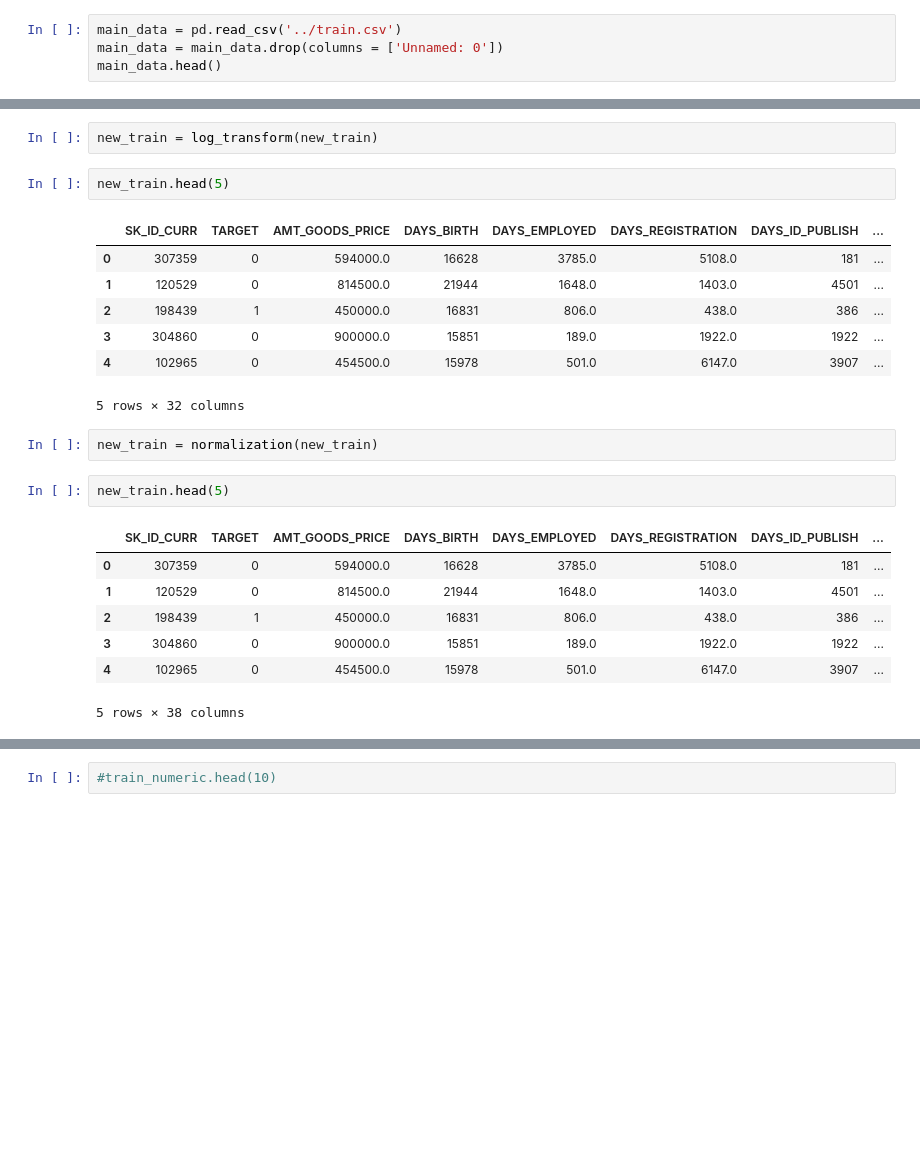
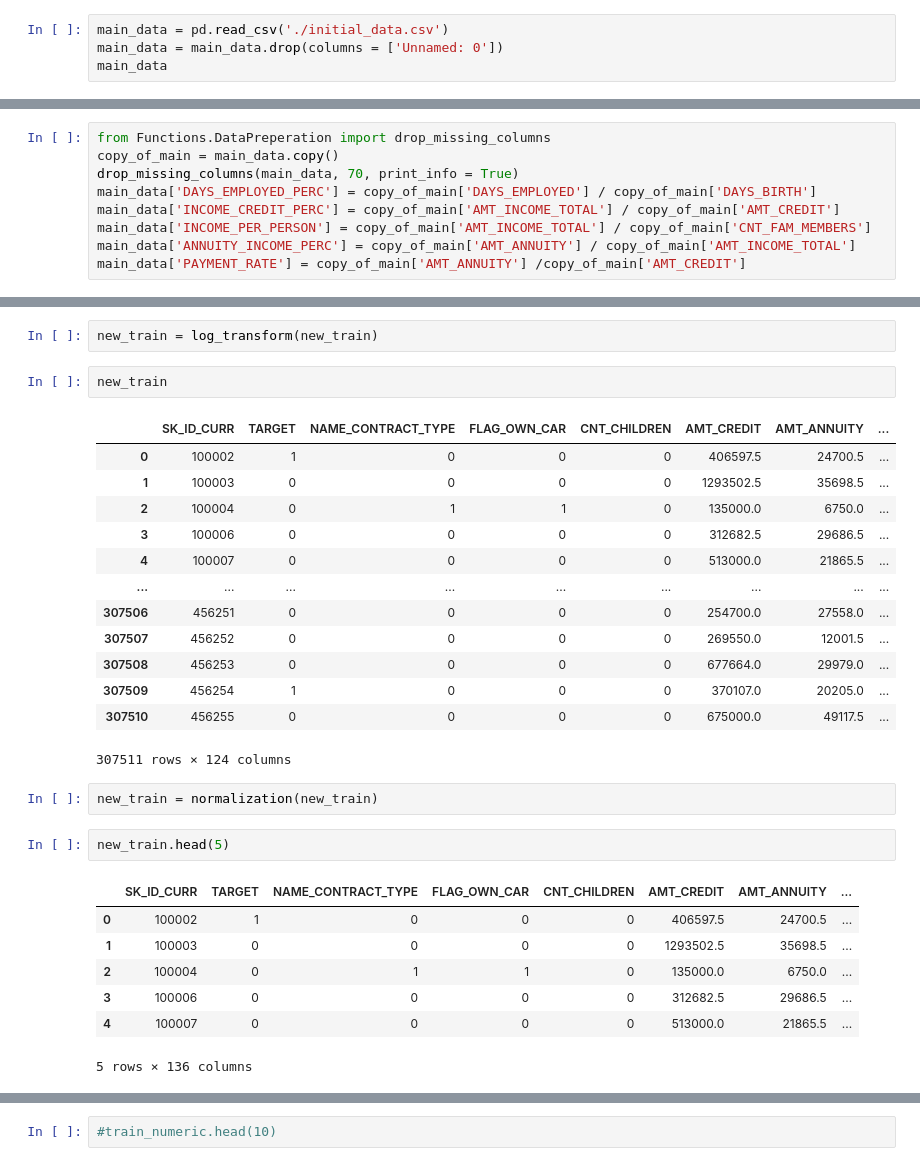
Before and after one commit to IML-Project/Home_Credit_Default_Risk_Project, a Jupyter notebook: FeatureEngineering.ipynb, the cells around one changed output, grey strips where cells are left out. Cells and saved outputs as stored; diff of their text form; blank space fills up the shorter version.

```diff
--- a/FeatureEngineering.ipynb
+++ b/FeatureEngineering.ipynb
@@ -10,8 +10,8 @@ import seaborn as sns
 # %% [markdown]
 * Read data
 # %%
-main_data = pd.read_csv('../train.csv')
+main_data = pd.read_csv('./initial_data.csv')
 main_data = main_data.drop(columns = ['Unnamed: 0'])
-main_data.head()
+main_data
 # %% [output]
 |  | SK_ID_CURR | TARGET | NAME_CONTRACT_TYPE | FLAG_OWN_CAR | FLAG_OWN_REALTY | CNT_CHILDREN | ... |
@@ -54,0 +40,9 @@ Incomplete columns:
+# %%
+from Functions.DataPreperation import drop_missing_columns
+copy_of_main = main_data.copy()
+drop_missing_columns(main_data, 70, print_info = True)
+main_data['DAYS_EMPLOYED_PERC'] = copy_of_main['DAYS_EMPLOYED'] / copy_of_main['DAYS_BIRTH']
+main_data['INCOME_CREDIT_PERC'] = copy_of_main['AMT_INCOME_TOTAL'] / copy_of_main['AMT_CREDIT']
+main_data['INCOME_PER_PERSON'] = copy_of_main['AMT_INCOME_TOTAL'] / copy_of_main['CNT_FAM_MEMBERS']
+main_data['ANNUITY_INCOME_PERC'] = copy_of_main['AMT_ANNUITY'] / copy_of_main['AMT_INCOME_TOTAL']
+main_data['PAYMENT_RATE'] = copy_of_main['AMT_ANNUITY'] /copy_of_main['AMT_CREDIT']
@@ -76,27 +90,33 @@ new_train = remove_target_correlated_cols(main_data)
 # %%
 new_train = log_transform(new_train)
 # %%
-new_train.head(5)
+new_train
 # %% [output]
-|  | SK_ID_CURR | TARGET | AMT_GOODS_PRICE | DAYS_BIRTH | DAYS_EMPLOYED | DAYS_REGISTRATION | DAYS_ID_PUBLISH | ... |
-| 0 | 307359 | 0 | 594000.0 | 16628 | 3785.0 | 5108.0 | 181 | ... |
-| 1 | 120529 | 0 | 814500.0 | 21944 | 1648.0 | 1403.0 | 4501 | ... |
-| 2 | 198439 | 1 | 450000.0 | 16831 | 806.0 | 438.0 | 386 | ... |
-| 3 | 304860 | 0 | 900000.0 | 15851 | 189.0 | 1922.0 | 1922 | ... |
-| 4 | 102965 | 0 | 454500.0 | 15978 | 501.0 | 6147.0 | 3907 | ... |
+|  | SK_ID_CURR | TARGET | NAME_CONTRACT_TYPE | FLAG_OWN_CAR | CNT_CHILDREN | AMT_CREDIT | AMT_ANNUITY | ... |
+| 0 | 100002 | 1 | 0 | 0 | 0 | 406597.5 | 24700.5 | ... |
+| 1 | 100003 | 0 | 0 | 0 | 0 | 1293502.5 | 35698.5 | ... |
+| 2 | 100004 | 0 | 1 | 1 | 0 | 135000.0 | 6750.0 | ... |
+| 3 | 100006 | 0 | 0 | 0 | 0 | 312682.5 | 29686.5 | ... |
+| 4 | 100007 | 0 | 0 | 0 | 0 | 513000.0 | 21865.5 | ... |
+| ... | ... | ... | ... | ... | ... | ... | ... | ... |
+| 307506 | 456251 | 0 | 0 | 0 | 0 | 254700.0 | 27558.0 | ... |
+| 307507 | 456252 | 0 | 0 | 0 | 0 | 269550.0 | 12001.5 | ... |
+| 307508 | 456253 | 0 | 0 | 0 | 0 | 677664.0 | 29979.0 | ... |
+| 307509 | 456254 | 1 | 0 | 0 | 0 | 370107.0 | 20205.0 | ... |
+| 307510 | 456255 | 0 | 0 | 0 | 0 | 675000.0 | 49117.5 | ... |
-5 rows × 32 columns
+307511 rows × 124 columns
 # %%
 new_train = normalization(new_train)
 # %%
 new_train.head(5)
 # %% [output]
-|  | SK_ID_CURR | TARGET | AMT_GOODS_PRICE | DAYS_BIRTH | DAYS_EMPLOYED | DAYS_REGISTRATION | DAYS_ID_PUBLISH | ... |
-| 0 | 307359 | 0 | 594000.0 | 16628 | 3785.0 | 5108.0 | 181 | ... |
-| 1 | 120529 | 0 | 814500.0 | 21944 | 1648.0 | 1403.0 | 4501 | ... |
-| 2 | 198439 | 1 | 450000.0 | 16831 | 806.0 | 438.0 | 386 | ... |
-| 3 | 304860 | 0 | 900000.0 | 15851 | 189.0 | 1922.0 | 1922 | ... |
-| 4 | 102965 | 0 | 454500.0 | 15978 | 501.0 | 6147.0 | 3907 | ... |
+|  | SK_ID_CURR | TARGET | NAME_CONTRACT_TYPE | FLAG_OWN_CAR | CNT_CHILDREN | AMT_CREDIT | AMT_ANNUITY | ... |
+| 0 | 100002 | 1 | 0 | 0 | 0 | 406597.5 | 24700.5 | ... |
+| 1 | 100003 | 0 | 0 | 0 | 0 | 1293502.5 | 35698.5 | ... |
+| 2 | 100004 | 0 | 1 | 1 | 0 | 135000.0 | 6750.0 | ... |
+| 3 | 100006 | 0 | 0 | 0 | 0 | 312682.5 | 29686.5 | ... |
+| 4 | 100007 | 0 | 0 | 0 | 0 | 513000.0 | 21865.5 | ... |
-5 rows × 38 columns
+5 rows × 136 columns
 # %%
 corrs = new_train.corr()
 corrs = corrs.sort_values('TARGET', ascending = False)
```
Also changed, not shown: parts of 7 cells of this notebook, 2 other files.
